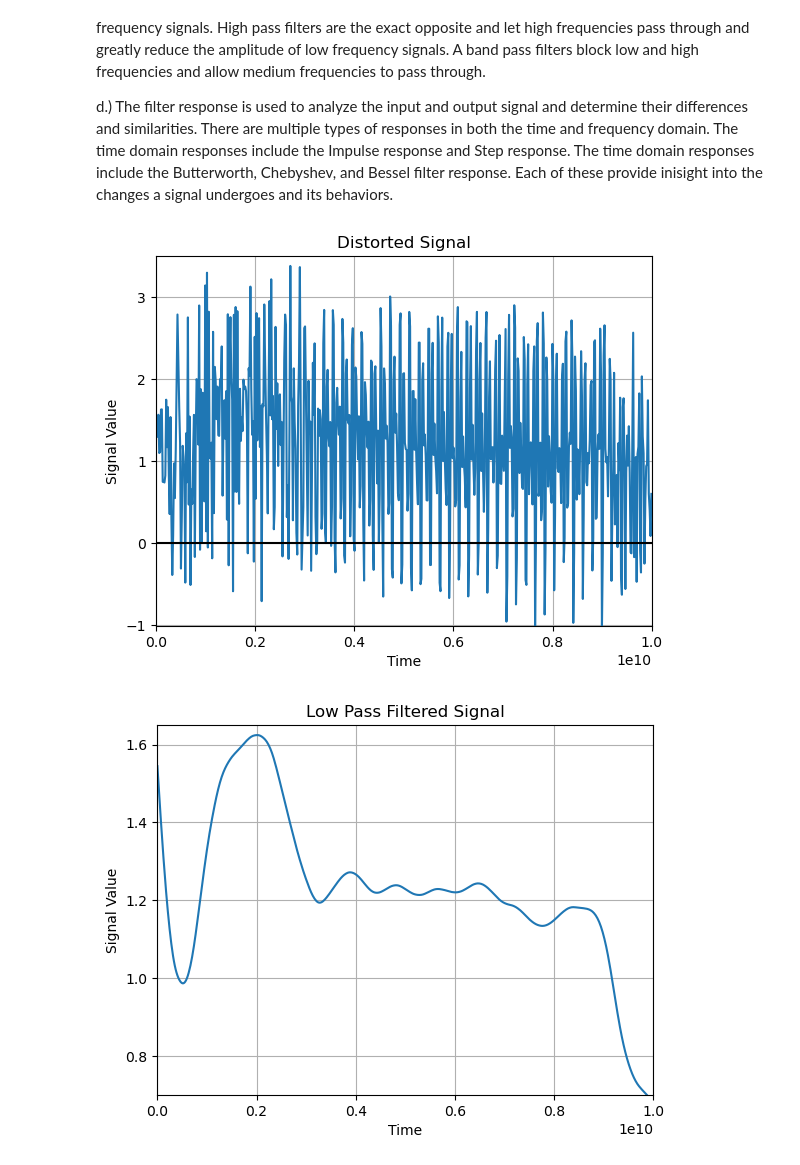
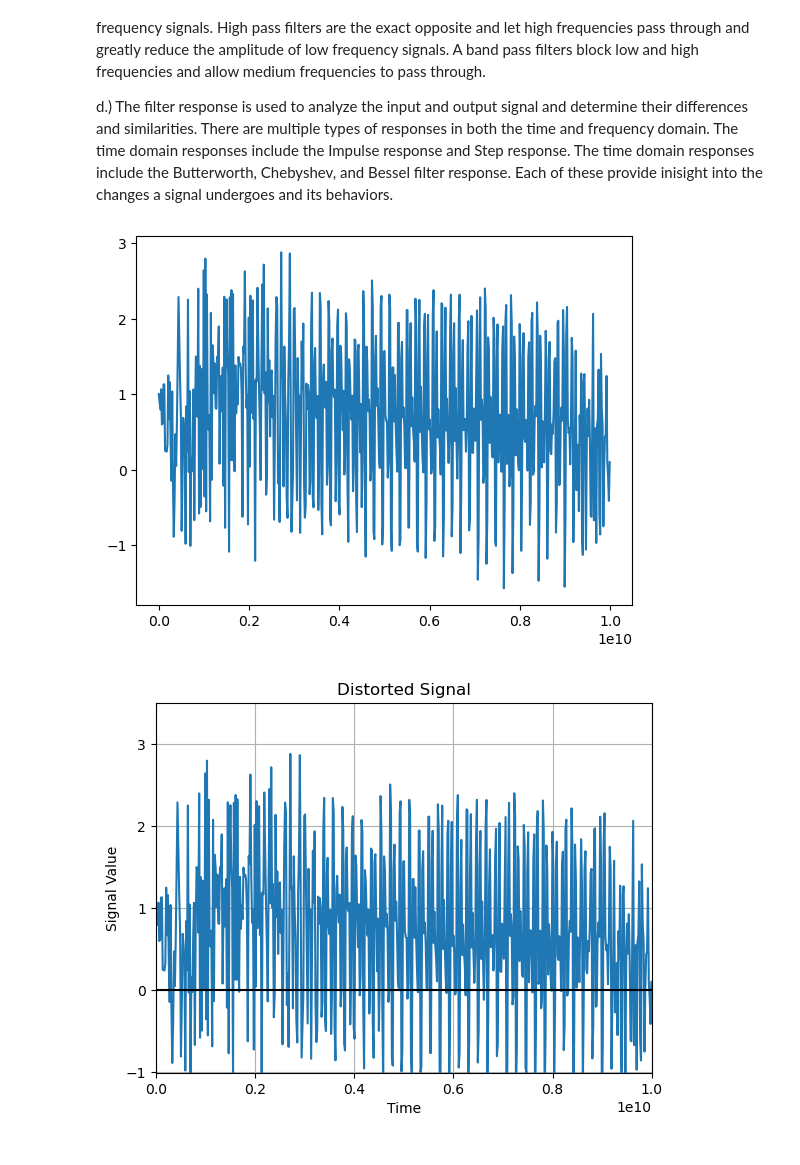
Before and after one commit to DamodarE/Fall-2023-Internship-Work, a Jupyter notebook: Signal_Processing.ipynb, the cells around one changed output. Drawn from its saved outputs; the diff is of its cells as text; code cells hidden in the pictures.

```diff
--- a/Signal_Processing.ipynb
+++ b/Signal_Processing.ipynb
@@ -147,41 +147,45 @@ srate = frequency3 * 2.5
 t = np.arange(0,10000000000, srate)
 y = np.sin(2 * np.pi * frequency1 * t) + np.sin(2 * np.pi * frequency2 * t) + np.sin(2 * np.pi * frequency3 * t)
 
-noise = 1.5*np.cos(9*2*np.pi*t) + 0.5*np.sin(12.0*2*np.pi*t)
-y += noise
+noise = np.cos(9*2*np.pi*t) + np.sin(12 *2*np.pi*t)
+x = y+ noise
+
 
 
 #Low Pass Filter
 cutoff = 1000000
 
 def butter_lowpass_filter(data, cutoff, fs, order):
     normal_cutoff = cutoff / (srate * 2)
     b, a = butter(order, normal_cutoff, btype='low', analog=False)
     y = filtfilt(b, a, data)
     return y
 
 filtered = butter_lowpass_filter(y, cutoff, srate, 2)
+plt.figure()
+plt.plot(t, x)
+plt.figure()
 
-plt.plot(t, y)
+plt.plot(t, x)
 plt.axhline(y=0, color='k')
 plt.xlim(0,1e+10)
 plt.ylim(-1.01,3.5)
 plt.xlabel("Time")
 plt.ylabel("Signal Value")
 plt.title("Distorted Signal")
 plt.grid()
 
 plt.figure()
 
 plt.plot(t, filtered)
 plt.xlim(0,1e+10)
 plt.ylim(.7,1.65)
 plt.xlabel("Time")
 plt.ylabel("Signal Value")
 plt.title("Low Pass Filtered Signal")
 plt.grid()
 
 plt.show()
 # %% [output]
-[figure, old version]
+[figure, new version]
-[figure, old version]
+[figure, new version]
```
Also changed, not shown: parts of 1 cell of this notebook, 2 other files.
